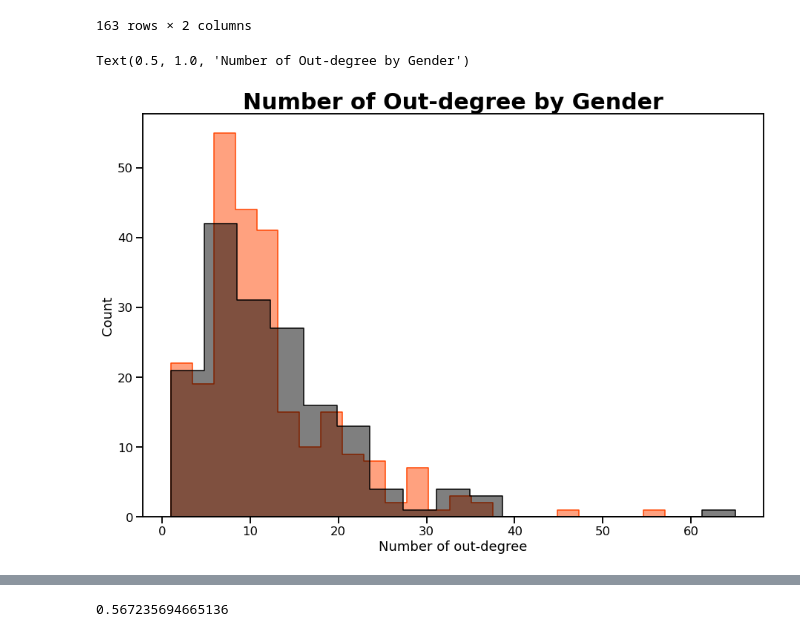
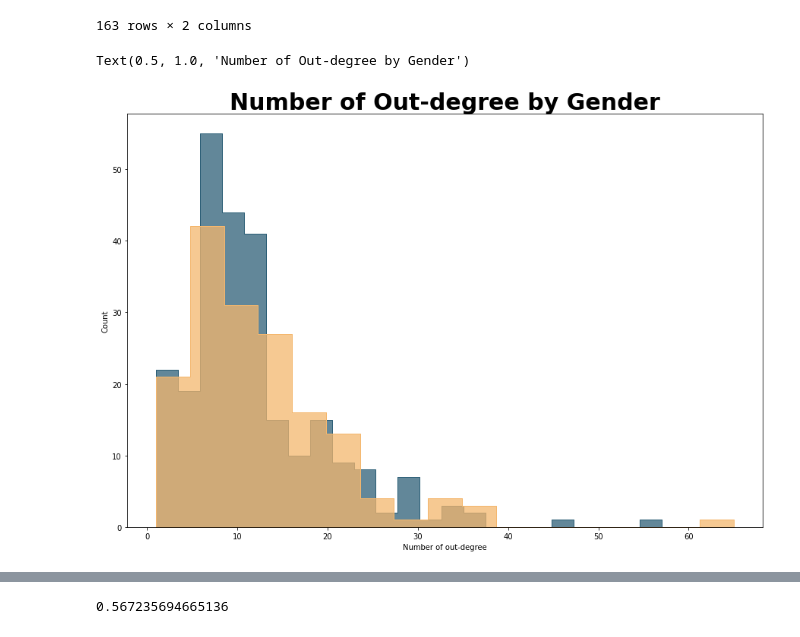
Before and after one commit to feelzoo/assortativity, a Jupyter notebook: Assortativity.ipynb, the cells around one changed output, grey strips where cells are left out. Saved outputs shown, nothing was run; the diff lists cells and outputs as text; code cells hidden in the pictures.

```diff
--- a/Assortativity.ipynb
+++ b/Assortativity.ipynb
@@ -314,10 +391,10 @@ number_degree_female
 163 rows × 2 columns
 # %%
 f,ax = plt.subplots(figsize = (15,10))
-sns.histplot(number_degree_male2,element = 'step', color='orangered',alpha = .5)
-sns.histplot(number_degree_female2, element = 'step',color='black',alpha=.5)
+sns.histplot(number_degree_male2,element='step',color='#2d5f77')
+sns.histplot(number_degree_female2,element = 'step',color='#f4b76e')
 
 ax.set_title('Number of Out-degree by Gender',fontweight = 'bold',fontsize=30)
 # %% [output]
 Text(0.5, 1.0, 'Number of Out-degree by Gender')
-[figure, old version]
+[figure, new version]
```
Also changed, not shown: parts of 38 cells of this notebook.
